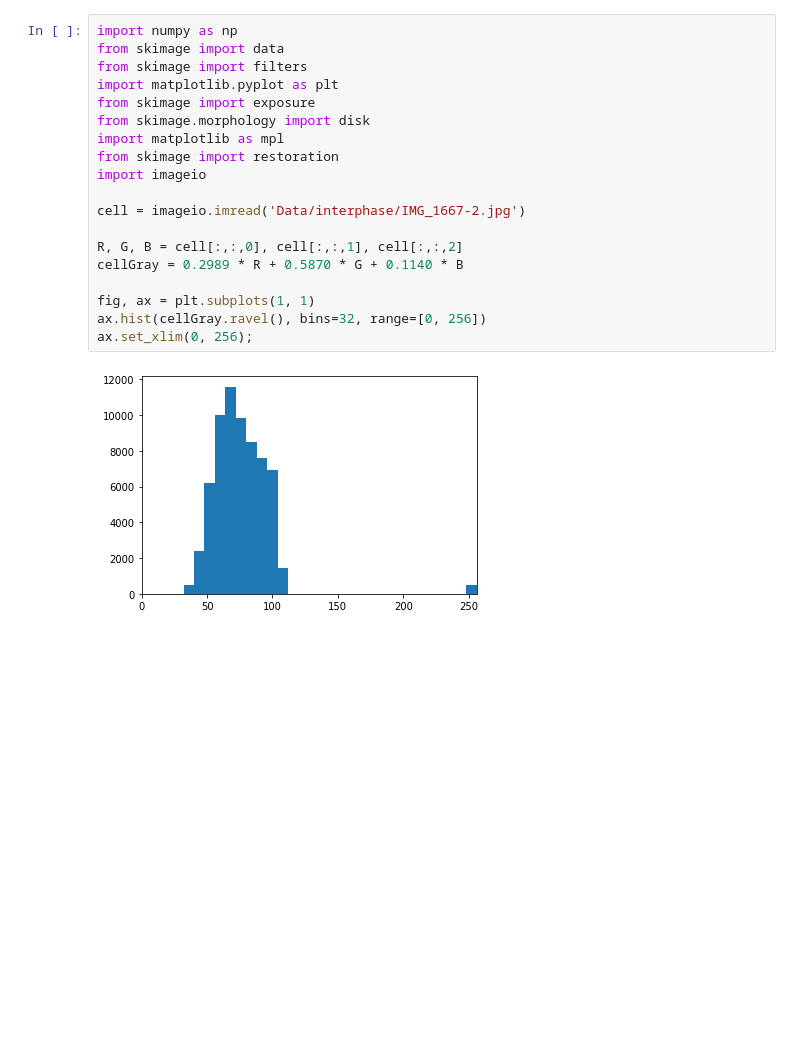
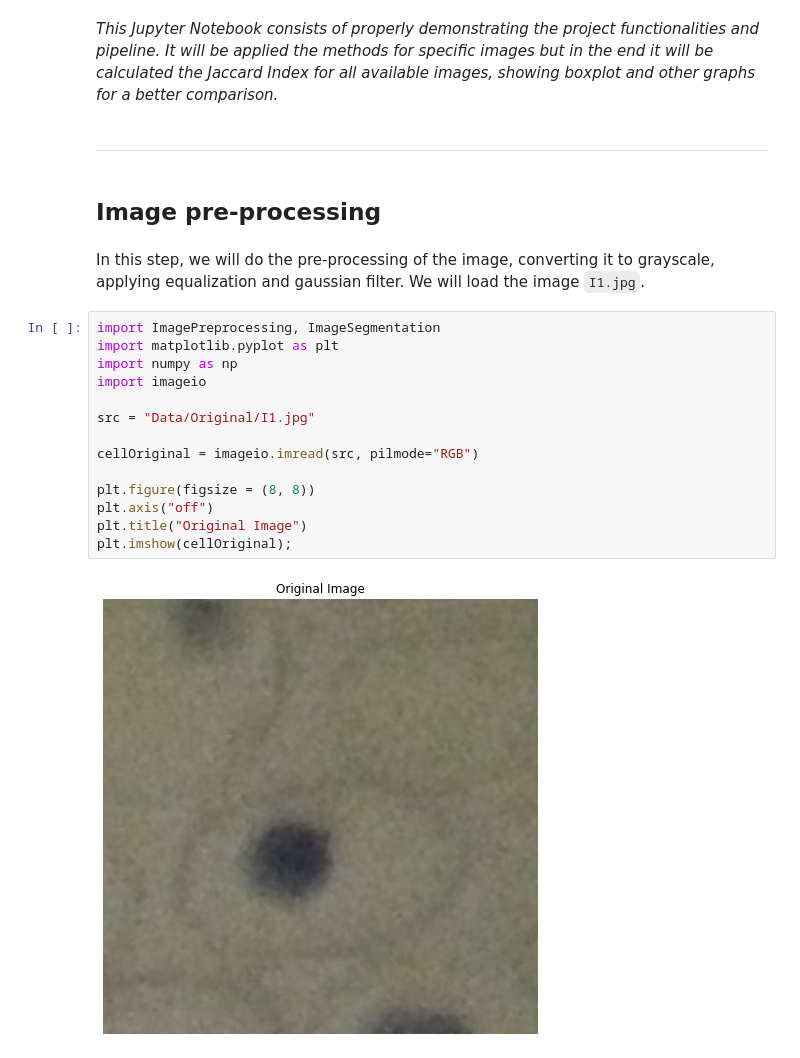
Before and after one commit to brenoslivio/SegmentationCellCycles, a Jupyter notebook: SegCellCycles.ipynb, the cells around one changed output. Saved outputs shown, nothing was run; the diff lists cells and outputs as text; blank space fills up the shorter version.

Commit message:
Working with Jupyter Notebook.

```diff
--- a/SegCellCycles.ipynb
+++ b/SegCellCycles.ipynb
@@ -9,21 +7,24 @@ Name: Breno Lívio Silva de Almeida, NUSP: 10276675.
-# %%
-import numpy as np
-from skimage import data
-from skimage import filters
-import matplotlib.pyplot as plt
-from skimage import exposure
-from skimage.morphology import disk
-import matplotlib as mpl
-from skimage import restoration
-import imageio
-
-cell = imageio.imread('Data/interphase/IMG_1667-2.jpg')
-
-R, G, B = cell[:,:,0], cell[:,:,1], cell[:,:,2]
-cellGray = 0.2989 * R + 0.5870 * G + 0.1140 * B
-
-fig, ax = plt.subplots(1, 1)
-ax.hist(cellGray.ravel(), bins=32, range=[0, 256])
-ax.set_xlim(0, 256);
-# %% [output]
-[figure, removed]
+# %% [markdown]
+*This Jupyter Notebook consists of properly demonstrating the project functionalities and pipeline. It will be applied the methods for specific images but in the end it will be calculated the Jaccard Index for all available images, showing boxplot and other graphs for a better comparison.*
+# %% [markdown]
+---
+# %% [markdown]
+## Image pre-processing
+# %% [markdown]
+In this step, we will do the pre-processing of the image, converting it to grayscale, applying equalization and gaussian filter. We will load the image `I1.jpg`.
+# %%
+import ImagePreprocessing, ImageSegmentation
+import matplotlib.pyplot as plt
+import numpy as np
+import imageio
+
+src = "Data/Original/I1.jpg"
+
+cellOriginal = imageio.imread(src, pilmode="RGB")
+
+plt.figure(figsize = (8, 8))
+plt.axis("off")
+plt.title("Original Image")
+plt.imshow(cellOriginal);
+# %% [output]
+[figure, added]
```
Also changed, not shown: parts of 18 cells of this notebook, 1 other file.
